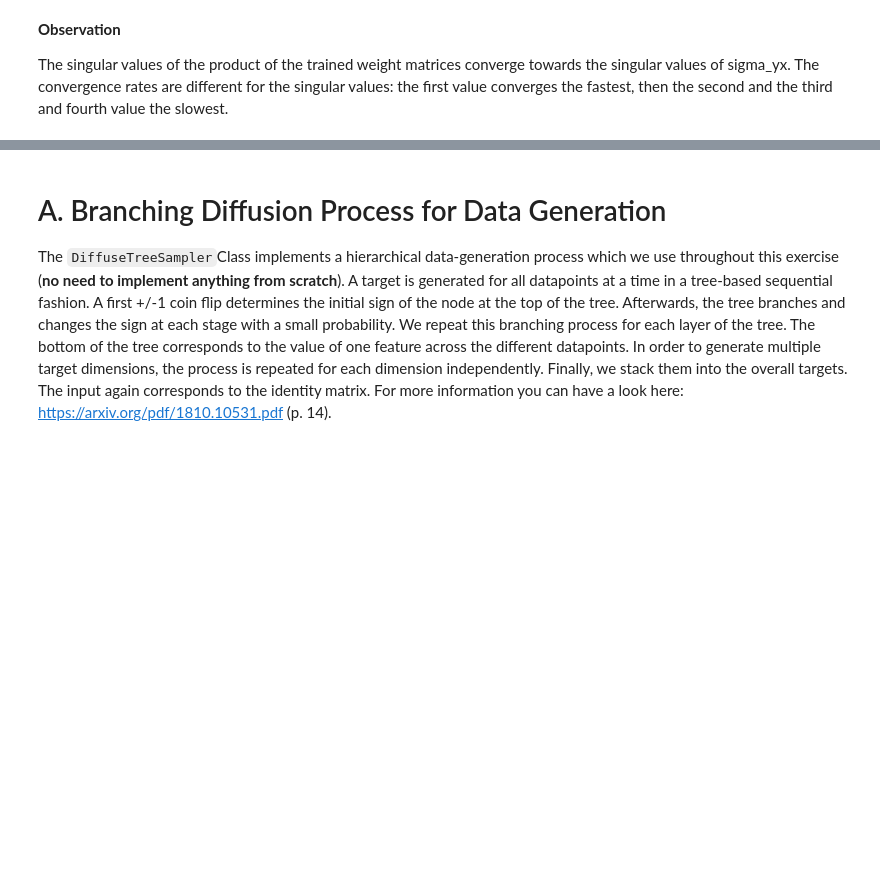
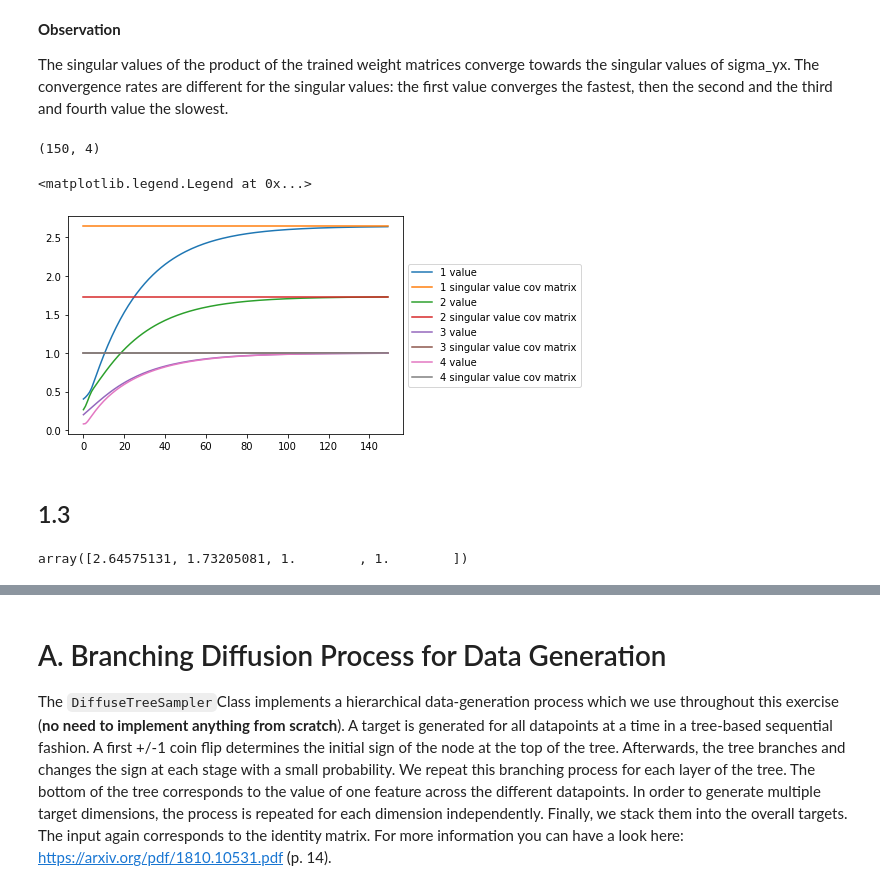
Before and after one commit to DorotheaMueller/mhbf, a Jupyter notebook: skeleton-comp-practical.ipynb, the cells around one changed output, grey strips where cells are left out. Saved outputs shown, nothing was run; the diff lists cells and outputs as text; code cells hidden in the pictures; blank space fills up the shorter version.

```diff
--- a/skeleton-comp-practical.ipynb
+++ b/skeleton-comp-practical.ipynb
@@ -89,3 +94,19 @@ plt.legend(loc='center left', bbox_to_anchor=(1, 0.5))
 
 The singular values of the product of the trained weight matrices converge towards the singular values of sigma_yx.
 The convergence rates are different for the singular values: the first value converges the fastest, then the second and the third and fourth value the slowest.
+# %%
+### FOR THE SHALLOW ONE.
+all_singular_values_shallow = np.array(all_singular_values_shallow)
+print(all_singular_values_shallow.shape)
+for i in range(all_singular_values_shallow.shape[1]):
+    plt.plot(all_singular_values_shallow[:, i], label = f"{i + 1} value")
+    plt.plot(sing_val_cov[:, i], label = f"{i + 1} singular value cov matrix")
+
+# plt.plot(sing_val_cov)
+plt.legend(loc='center left', bbox_to_anchor=(1, 0.5))
+# %% [output]
+(150, 4)
+<matplotlib.legend.Legend at 0x...>
+[figure, added]
+# %% [markdown]
+## 1.3
@@ -91,0 +124,5 @@ The convergence rates are different for the singular values: the first value con
+# %%
+s_alpha = sing_val_cov[0, :]
+s_alpha
+# %% [output]
+array([2.64575131, 1.73205081, 1.        , 1.        ])
```
Also changed, not shown: parts of 10 cells of this notebook.
